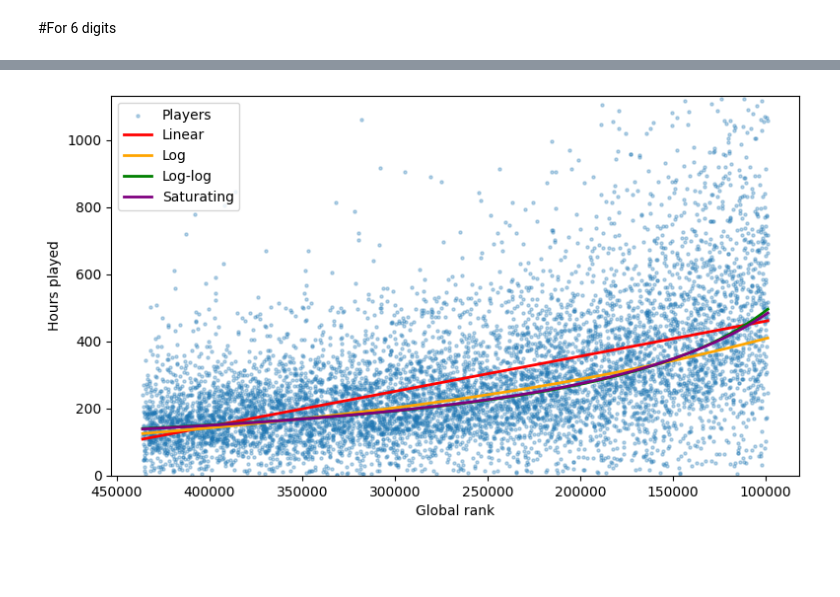
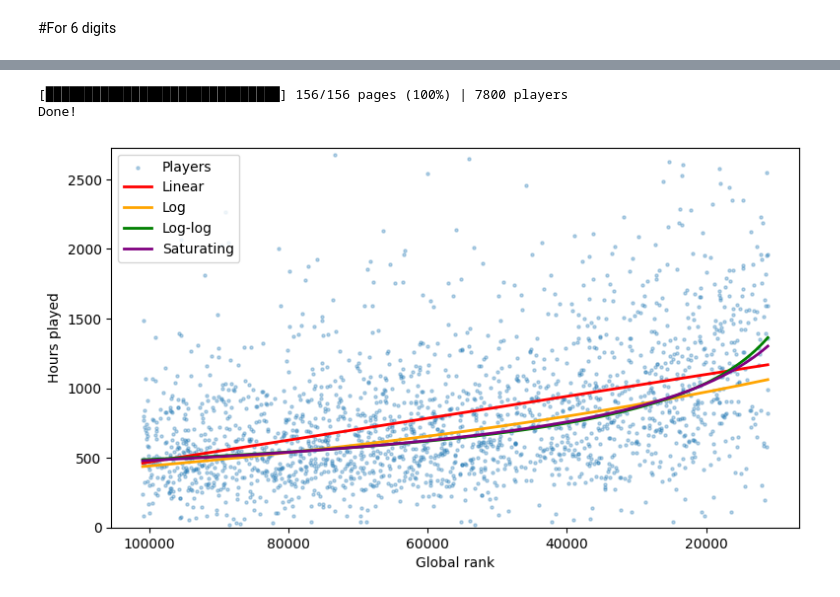
Before and after one commit to nara-yama/osurankreg, a Jupyter notebook: selfcomparisontoolosu.ipynb, the cells around one changed output, grey strips where cells are left out. Drawn from its saved outputs; the diff is of its cells as text; code cells hidden in the pictures; blank space fills up the shorter version.

```diff
--- a/selfcomparisontoolosu.ipynb
+++ b/selfcomparisontoolosu.ipynb
@@ -56,25 +90,0 @@ Done!
-# %%
-rows_g = []
-for page in range(1, 11):
-    url = "https://osu.ppy.sh/api/v2/rankings/osu/performance"
-    params = {"cursor[page]": page}          # no country filter
-    r = requests.get(url, headers=H, params=params)
-    if r.status_code == 429:
-        time.sleep(10)
-        r = requests.get(url, headers=H, params=params)
-    r.raise_for_status()
-    for s in r.json()["ranking"]:
-        rows_g.append({
-            "user_id": s["user"]["id"],
-            "username": s["user"]["username"],
-            "global_rank": s.get("global_rank"),
-            "pp": s["pp"],
-            "hours": s["play_time"] / 3600,
-        })
-    print(f"\r{page}/10", end="", flush=True)
-    time.sleep(1.1)
-
-df_g = pd.DataFrame(rows_g).dropna(subset=["global_rank"])
-df_all = pd.concat([df, df_g]).drop_duplicates("user_id").reset_index(drop=True)
-print(f"\n{len(df)} -> {len(df_all)} players")
-df = df_all[df_all.hours > 0].sort_values("global_rank").reset_index(drop=True)
@@ -190,13 +165,6 @@ pl  = stats.linregress(np.log(x), np.log(y))
 p0 = [np.log(3000), np.log(5000), 0.5]
 popt, _ = curve_fit(sat_log, np.log(x), np.log(y), p0=p0, maxfev=20000)
 H, r0, k = np.exp(popt[0]), np.exp(popt[1]), popt[2]
-def sat_log(lr, logH, logr0, k):
-    # log(hours) = log(H) - log(1 + (rank/r0)^k), written in log-rank space
-    return logH - np.log1p(np.exp(k * (lr - logr0)))
-def pred_lin(r): return lin.intercept + lin.slope * r
-def pred_log(r): return np.exp(log.intercept + log.slope * r)
-def pred_pl(r):  return np.exp(pl.intercept + pl.slope * np.log(r))
-def pred_sat(r): return np.exp(sat_log(np.log(r), *popt))   # NEW
 
 xs = np.linspace(x.min(), x.max(), 500)
 plt.figure(figsize=(9, 5))
@@ -262,42 +193,48 @@ Done!
+# %%
+import requests, time
+import pandas as pd
+import matplotlib.pyplot as plt
+
+START, END = 45, 200
+total = END - START + 1
+rows = []
+progress(0, total)
+df = process(START, END)
+# %% [output]
+[██████████████████████████████] 156/156 pages (100%) | 7800 players
+Done!
 # %%
 from scipy.optimize import curve_fit
 from scipy import stats
 import numpy as np
 df = pd.DataFrame(rows)
 df = df[df.hours > 0]
 x = df.global_rank.values
 y = df.hours.values
 # print(len(df), x.min(), x.max())
 
 lin = stats.linregress(x, y)
 log = stats.linregress(x, np.log(y))
 pl  = stats.linregress(np.log(x), np.log(y))
 
 p0 = [np.log(3000), np.log(5000), 0.5]
 popt, _ = curve_fit(sat_log, np.log(x), np.log(y), p0=p0, maxfev=20000)
 H, r0, k = np.exp(popt[0]), np.exp(popt[1]), popt[2]
-def sat_log(lr, logH, logr0, k):
-    # log(hours) = log(H) - log(1 + (rank/r0)^k), written in log-rank space
-    return logH - np.log1p(np.exp(k * (lr - logr0)))
-def pred_lin(r): return lin.intercept + lin.slope * r
-def pred_log(r): return np.exp(log.intercept + log.slope * r)
-def pred_pl(r):  return np.exp(pl.intercept + pl.slope * np.log(r))
-def pred_sat(r): return np.exp(sat_log(np.log(r), *popt))   # NEW
 
 xs = np.linspace(x.min(), x.max(), 500)
 plt.figure(figsize=(9, 5))
 plt.scatter(x, y, s=5, alpha=0.3, label="Players")
 plt.plot(xs, pred_lin(xs), color="red", lw=2, label="Linear")
 plt.plot(xs, pred_log(xs), color="orange", lw=2, label="Log")
 plt.plot(xs, pred_pl(xs), color="green", lw=2, label="Log-log")
 plt.plot(xs, pred_sat(xs), color="purple", lw=2, label="Saturating")   # NEW
 plt.xlabel("Global rank"); plt.ylabel("Hours played")
 plt.ylim(0, np.percentile(y, 99) * 1.1)   # stops outliers squashing the plot
 plt.legend()
 plt.gca().invert_xaxis()
 plt.show()
 # %% [output]
-[figure, old version]
+[figure, new version]
 # %%
 s = input("Input rank (blank to stop): ").strip()
 
```
Also changed, not shown: parts of 15 cells of this notebook.
